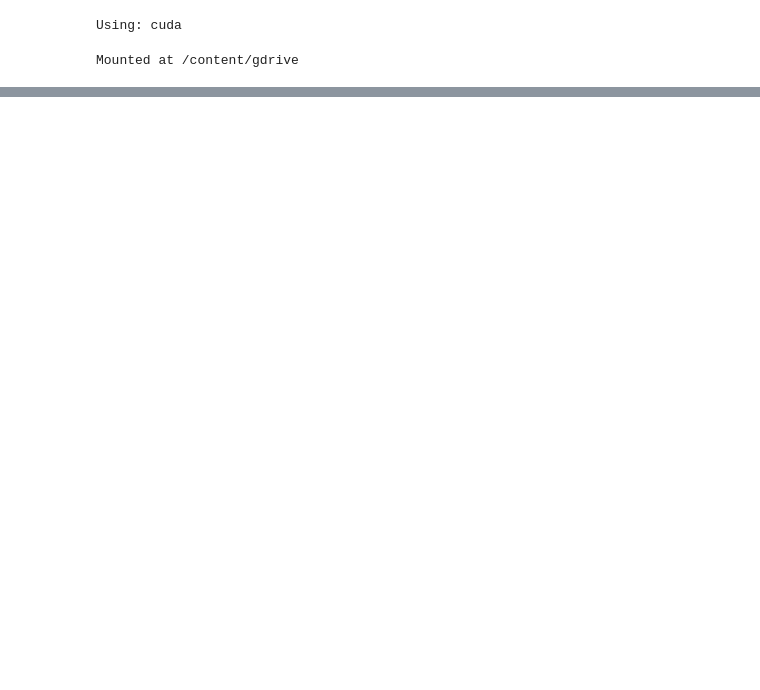
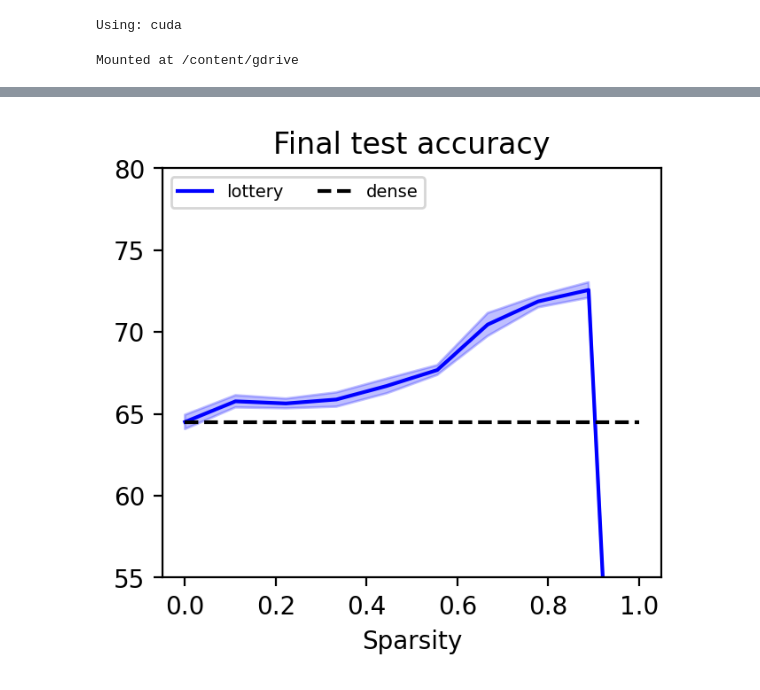
Before and after one commit to mrkdh16/lottery-ticket-exploration, a Jupyter notebook: LTH_OOD_Experiment.ipynb, the cells around one changed output, grey strips where cells are left out. Saved outputs shown, nothing was run; the diff lists cells and outputs as text; code cells hidden in the pictures; blank space fills up the shorter version.

```diff
--- a/LTH_OOD_Experiment.ipynb
+++ b/LTH_OOD_Experiment.ipynb
@@ -233,5 +236,9 @@ model_args.learning_rate = 2e-2
 model_args.device = DEVICE
 
 # sparsity settings
-num_retrains = 100
-sparsity_schedule = np.linspace(0,1.,num_retrains) #1-np.cumprod(np.ones(num_retrains)*tau)/tau # tau = .97
+num_retrains = 10
+# sparsity_schedule = np.linspace(0,1.,num_retrains) #1-np.cumprod(np.ones(num_retrains)*tau)/tau # tau = .97
+sparsity_schedule = np.linspace(0,1.,num_retrains)
+# %%
+args = get_dataset_args()
+data = get_dataset(args=args)
@@ -238,8 +249,7 @@ sparsity_schedule = np.linspace(0,1.,num_retrains) #1-np.cumprod(np.ones(num_ret
 # %%
-num_trials = 2
-trials = {'rand_models': [], 'rand_stats': [], 'lott_models': [], 'lott_stats': []}
-for t in range(num_trials):
-  print("############  Trial {}  ############".format(t))
+num_trials = 10
+trials = {'lott_models': [], 'lott_stats': []}
+for t in tqdm(range(num_trials)):
   set_seed(model_args.seed+t)
   model = SparseMLP(model_args.input_size, model_args.output_size, hidden_size=model_args.hidden_size).to(DEVICE)
 
@@ -250,0 +279,47 @@ for t in range(num_trials):
+# %%
+def average_over(trials, trial_name, key):
+  ys = [trials[trial_name][i][key] for i in range(len(trials[trial_name]))]
+  return np.stack(ys).mean(0), np.stack(ys).std(0) / np.sqrt(len(ys))
+
+x = sparsity_schedule
+rand_color, lott_color = 'r', 'b'
+fig = plt.figure(figsize=[8,3], dpi=200)
+
+# plt.subplot(1,2,1)
+# y, y_err = average_over(trials, 'lott_stats', 'test_losses')
+# y, y_err = y[:,-1], y_err[:,-1]
+# plt.plot(x, y, '-', color=lott_color, label='lottery') ; plt.fill_between(x, y-y_err, y+y_err, color=lott_color, alpha=0.25)
+# plt.plot(x, np.ones_like(x) * y[0], 'k--', label='dense')
+# plt.xlabel('Sparsity') ; plt.title('Final test loss')
+# plt.yscale('log')
+# plt.ylim(None, 5e0)
+# plt.legend(fontsize=7, ncol=3, loc='upper left')
+
+plt.subplot(1,2,2)
+y, y_err = average_over(trials, 'lott_stats', 'test_accs')
+y, y_err = y[:,-1], y_err[:,-1]
+plt.plot(x, y, '-', color=lott_color, label='lottery') ; plt.fill_between(x, y-y_err, y+y_err, color=lott_color, alpha=0.25)
+plt.plot(x, np.ones_like(x) * y[0], 'k--', label='dense')
+plt.xlabel('Sparsity') ; plt.title('Final test accuracy')
+plt.ylim(55, 80) #plt.ylim(70, 85)
+plt.legend(fontsize=7, ncol=3, loc='upper left')
+
+# plt.subplot(1,3,3)
+# y, y_err = average_over(trials, 'rand_stats', 'test_accs')
+# y, y_err = y.max(-1), y_err[range(y.shape[0]),y.argmax(-1)]
+# plt.plot(x, y, '-', color=rand_color, label='random') ; plt.fill_between(x, y-y_err, y+y_err, color=rand_color, alpha=0.25)
+# y, y_err = average_over(trials, 'lott_stats', 'test_accs')
+# y, y_err = y.max(-1), y_err[range(y.shape[0]),y.argmax(-1)]
+# plt.plot(x, y, '-', color=lott_color, label='lottery') ; plt.fill_between(x, y-y_err, y+y_err, color=lott_color, alpha=0.25)
+# plt.plot(x, np.ones_like(x) * y[0], 'k--', label='dense')
+# plt.xlabel('Sparsity') ; plt.title('Max test accuracy')
+# plt.ylim(55, 80) #plt.ylim(55, 75)
+# plt.legend(fontsize=7, ncol=3, loc='upper left')
+
+plt.show()
+
+# os.makedirs(project_dir + 'figures/', exist_ok=True)
+# fig.savefig(project_dir + 'figures/lottery.png')
+# fig.savefig(project_dir + 'figures/lottery.pdf')
+# %% [output]
+[figure, added]
```
Also changed, not shown: parts of 7 cells of this notebook.
